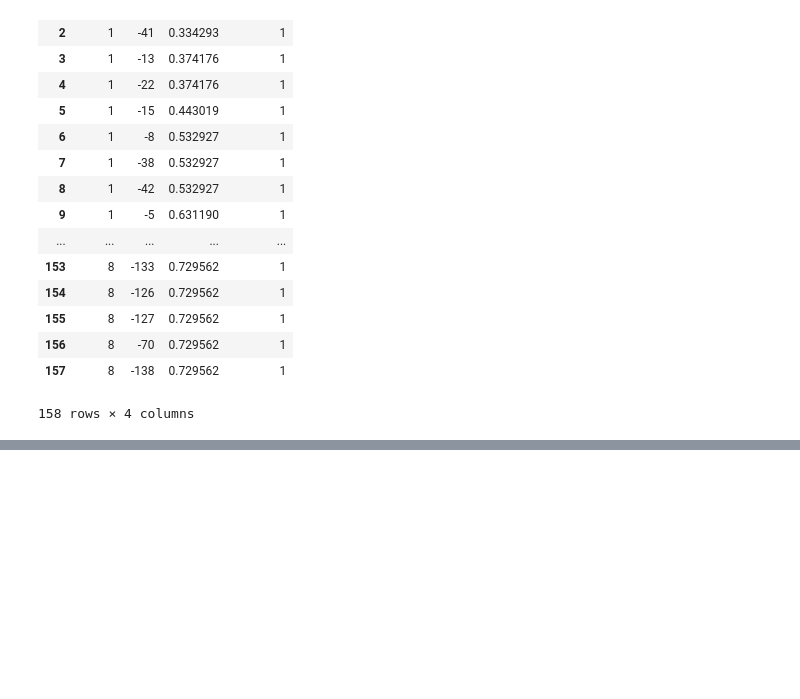
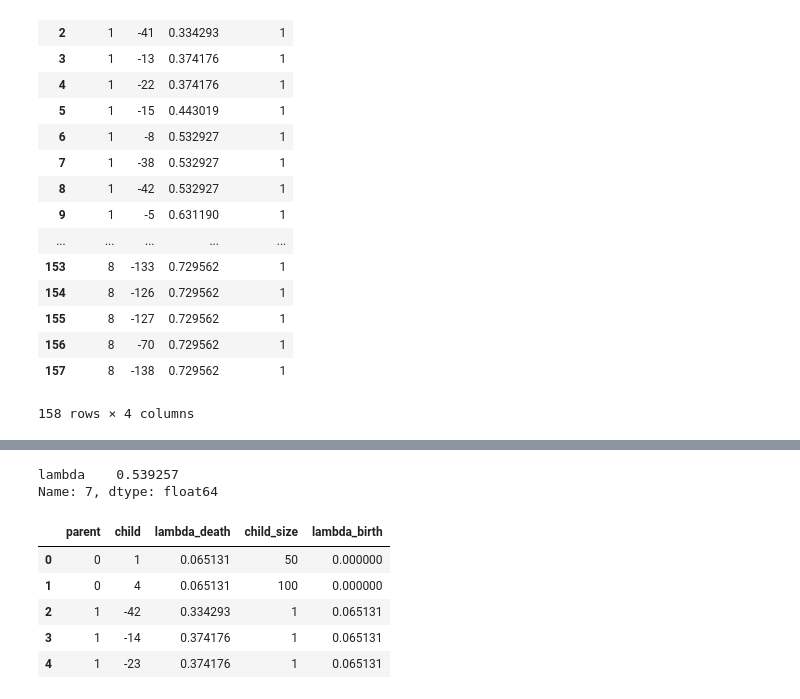
Before and after one commit to scikit-learn-contrib/hdbscan, a Jupyter notebook: ClusterTree-Copy1.ipynb, the cells around one changed output, grey strips where cells are left out. Drawn from its saved outputs; the diff is of its cells as text; code cells hidden in the pictures; blank space fills up the shorter version.

```diff
--- a/ClusterTree-Copy1.ipynb
+++ b/ClusterTree-Copy1.ipynb
@@ -217,0 +195,3 @@ array([[  41.        ,  293.        ,    2.99138468,   50.        ],
+# %%
+births = ctree.groupby("child").min()[["lambda"]]
+births.head()
@@ -217,0 +206,15 @@ array([[  41.        ,  293.        ,    2.99138468,   50.        ],
+# %%
+births.loc[7]
+# %% [output]
+lambda    0.539257
+Name: 7, dtype: float64
+# %%
+joined_table = ctree.join(births, on="parent", lsuffix="_death", rsuffix="_birth")
+joined_table.head()
+# %% [output]
+|  | parent | child | lambda_death | child_size | lambda_birth |
+| 0 | 0 | 1 | 0.065131 | 50 | 0.000000 |
+| 1 | 0 | 4 | 0.065131 | 100 | 0.000000 |
+| 2 | 1 | -42 | 0.334293 | 1 | 0.065131 |
+| 3 | 1 | -14 | 0.374176 | 1 | 0.065131 |
+| 4 | 1 | -23 | 0.374176 | 1 | 0.065131 |
```
Also changed, not shown: parts of 12 cells of this notebook.
